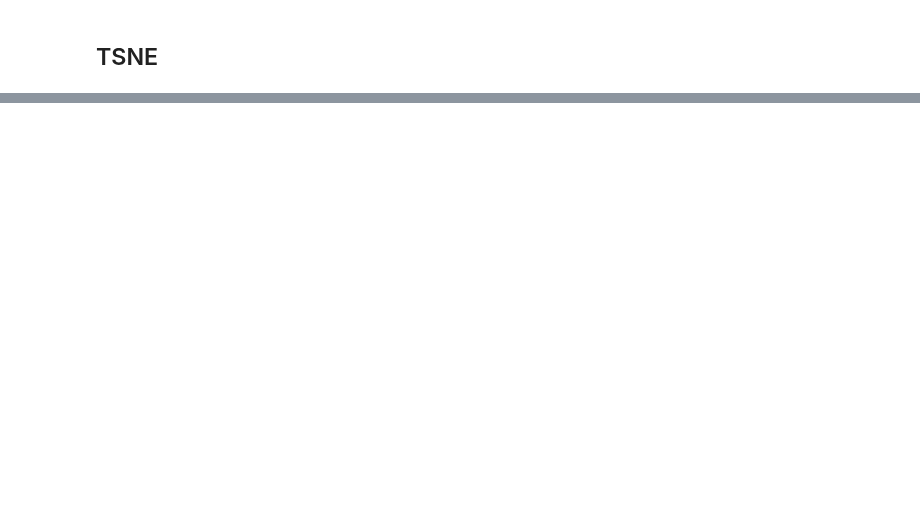
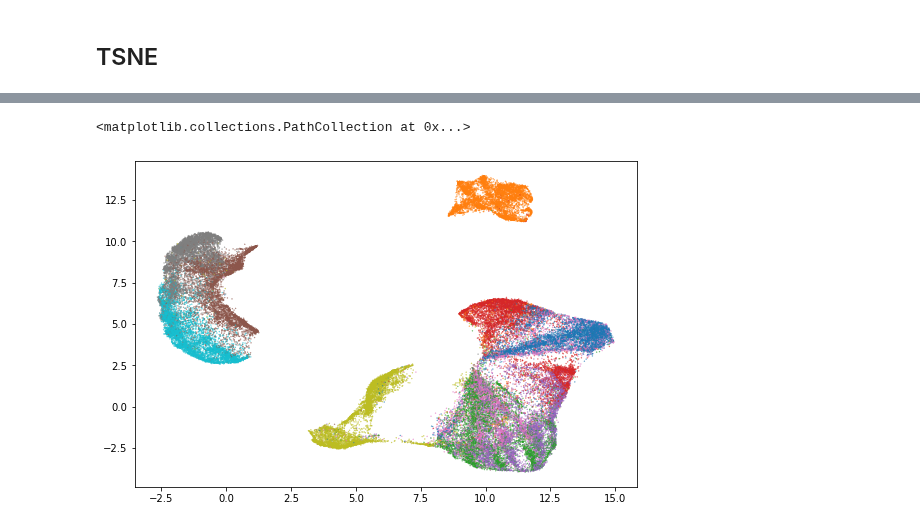
Before and after one commit to tsumansapkota/Experimentals, a Jupyter notebook: NN_Func_Approx/Spatial_Neurons/03.0_DistanceTransform_only_NN_v0.ipynb, the cells around one changed output, grey strips where cells are left out. Cells and saved outputs as stored; diff of their text form; code cells hidden in the pictures; blank space fills up the shorter version.

```diff
--- a/NN_Func_Approx/Spatial_Neurons/03.0_DistanceTransform_only_NN_v0.ipynb
+++ b/NN_Func_Approx/Spatial_Neurons/03.0_DistanceTransform_only_NN_v0.ipynb
@@ -455,0 +489,18 @@ plt.scatter(embedding[:,0], embedding[:, 1], c=activ, s=np.maximum(activ*50, 0.5
+# %%
+embed = umap.UMAP(n_neighbors=50, n_components=2, min_dist=0.1, spread=1)
+# embed = umap.UMAP(n_neighbors=784, n_components=2, min_dist=0.1, spread=1,
+# #                   target_metric='euclidean',
+#                   target_metric='categorical',
+#                   target_weight=0.1
+#                  )
+# %%
+centers = train_data.cpu().numpy()
+lbls = train_label_
+
+embedding = embed.fit_transform(centers)
+# %%
+plt.figure(figsize=(9,6))
+plt.scatter(embedding[:,0], embedding[:, 1], c=lbls, cmap="tab10", s=0.1)
+# %% [output]
+<matplotlib.collections.PathCollection at 0x...>
+[figure, added]
```
Also changed, not shown: parts of 35 cells of this notebook, 5 other files.
